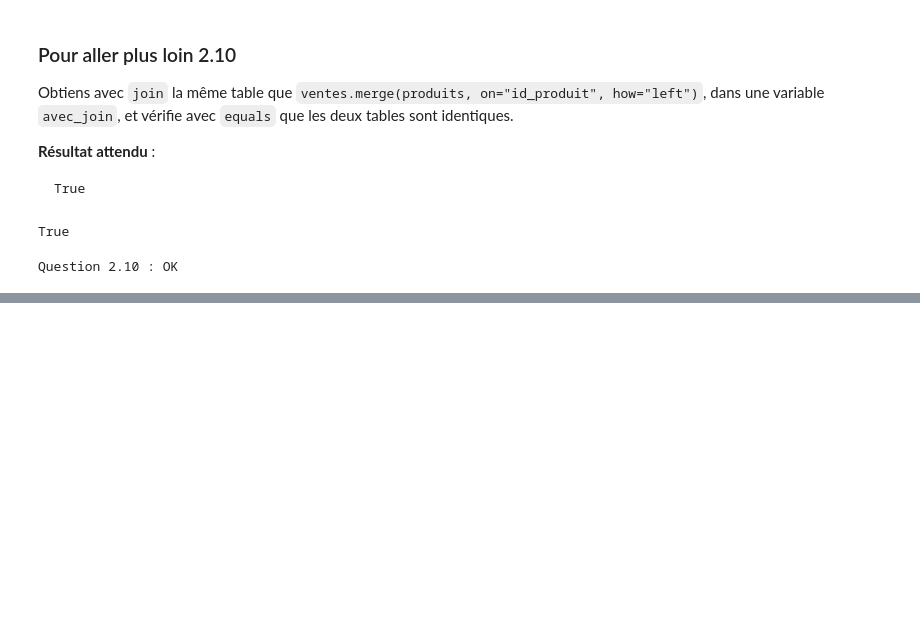
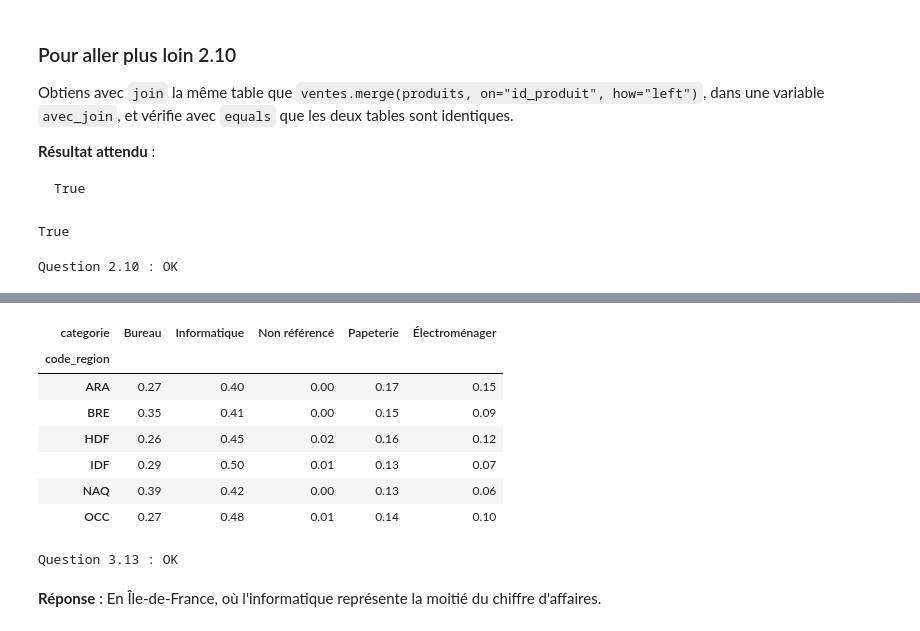
Before and after one commit to ardev2/formation-analyse-donnees-python, a Jupyter notebook: corrections/exercices/tp03-indicateurs/tp03_corrige.ipynb, the cells around one changed output, grey strips where cells are left out. Saved outputs shown, nothing was run; the diff lists cells and outputs as text; code cells hidden in the pictures; blank space fills up the shorter version.

```diff
--- a/corrections/exercices/tp03-indicateurs/tp03_corrige.ipynb
+++ b/corrections/exercices/tp03-indicateurs/tp03_corrige.ipynb
@@ -854,0 +1402,23 @@ Question 2.10 : OK
+# %%
+part_categorie = pd.crosstab(
+    df["code_region"], df["categorie"], values=df["montant"], aggfunc="sum", normalize="index"
+)
+part_categorie.round(2)
+# %% [output]
+| categorie | Bureau | Informatique | Non référencé | Papeterie | Électroménager |
+| code_region |  |  |  |  |  |
+| ARA | 0.27 | 0.40 | 0.00 | 0.17 | 0.15 |
+| BRE | 0.35 | 0.41 | 0.00 | 0.15 | 0.09 |
+| HDF | 0.26 | 0.45 | 0.02 | 0.16 | 0.12 |
+| IDF | 0.29 | 0.50 | 0.01 | 0.13 | 0.07 |
+| NAQ | 0.39 | 0.42 | 0.00 | 0.13 | 0.06 |
+| OCC | 0.27 | 0.48 | 0.01 | 0.14 | 0.10 |
+# %%
+# Vérification
+assert part_categorie.shape == (6, 5), "6 régions en lignes, 5 catégories en colonnes"
+assert part_categorie["Informatique"].idxmax() == "IDF"
+print("Question 3.13 : OK")
+# %% [output]
+Question 3.13 : OK
+# %% [markdown]
+**Réponse** : En Île-de-France, où l'informatique représente la moitié du chiffre d'affaires.
```
Also changed, not shown: parts of 47 cells of this notebook.
